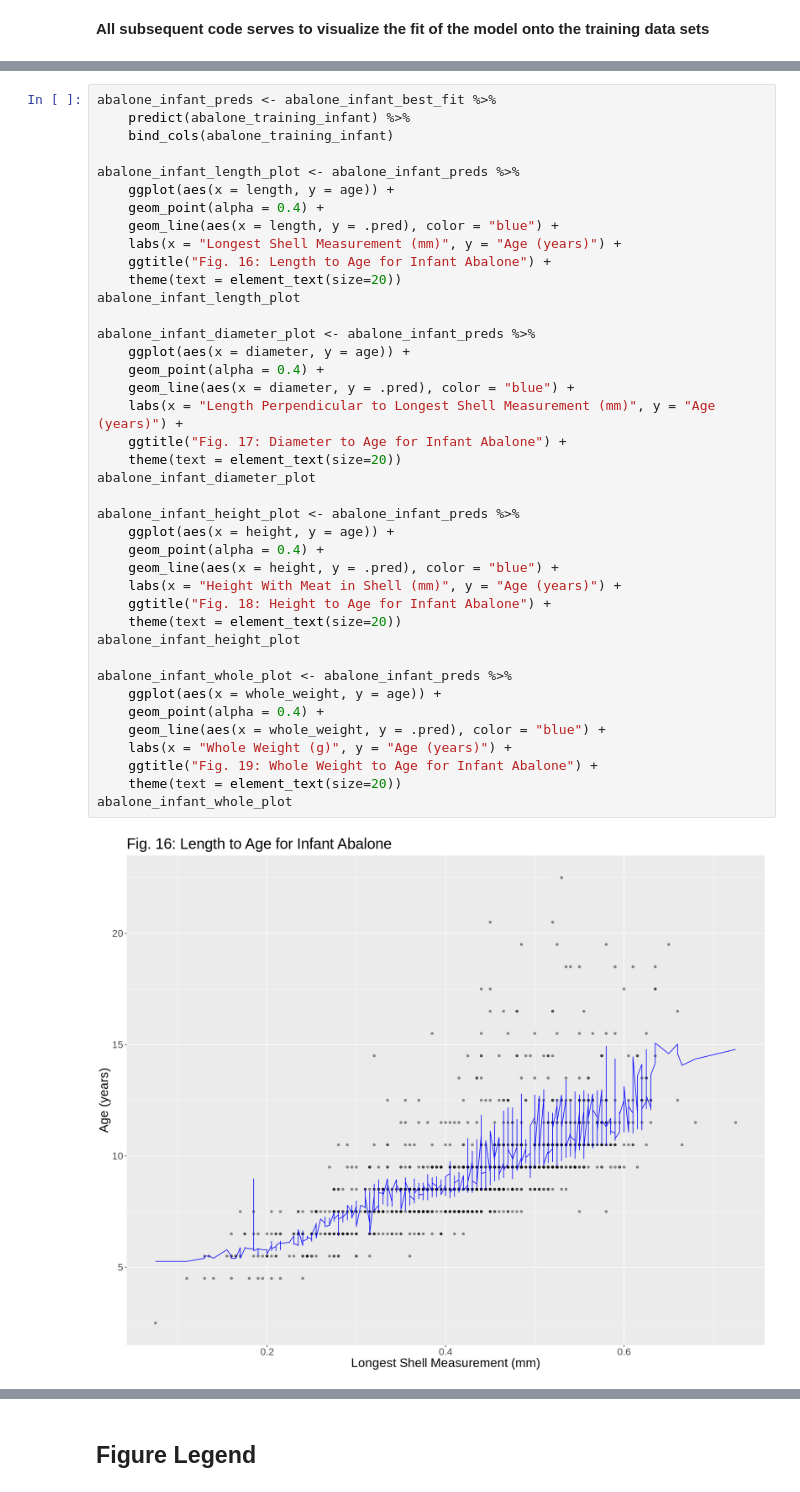
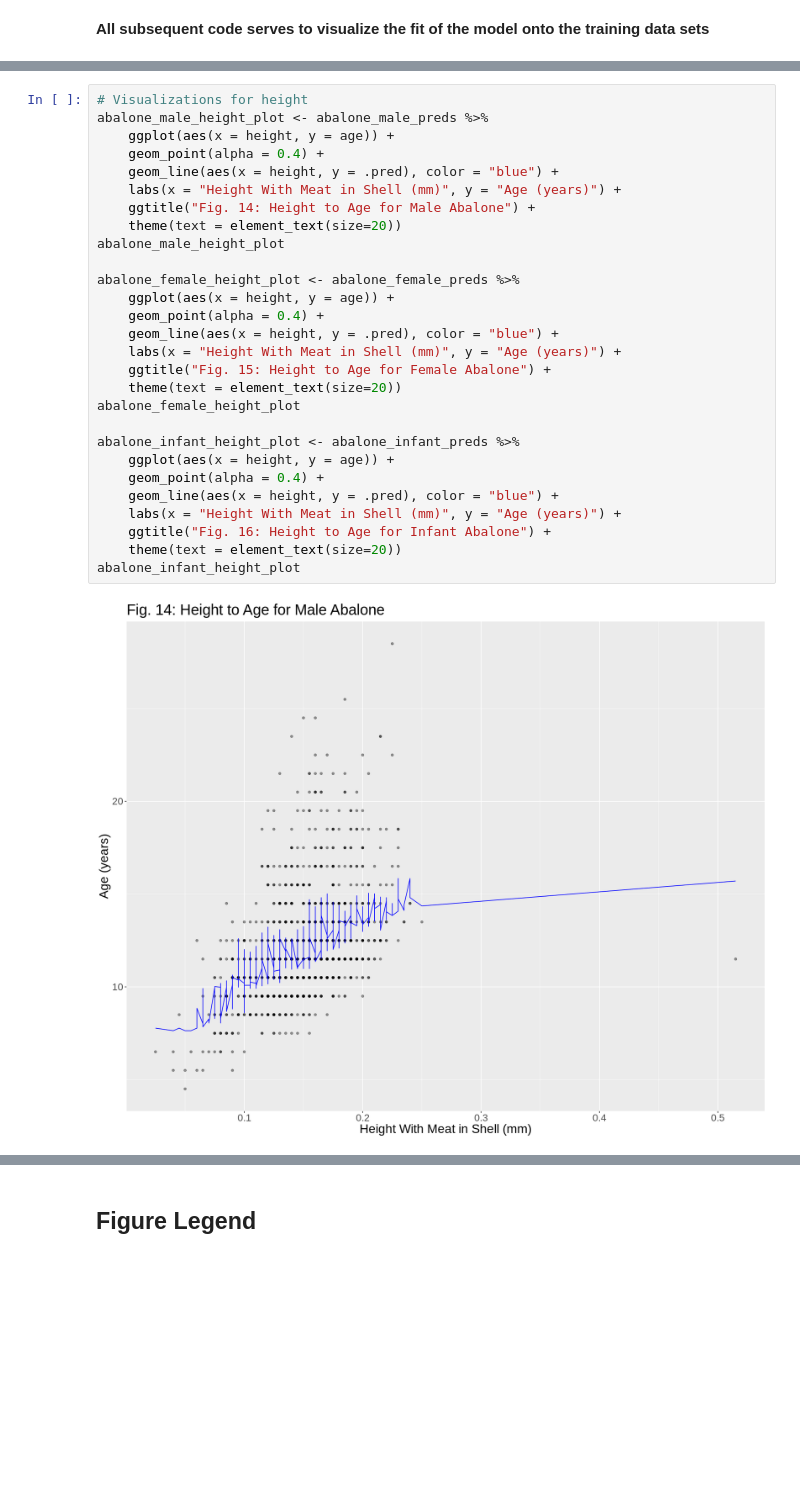
Before and after one commit to BrittonHelfert/DSCI-100-Group-Project, a Jupyter notebook: proposal.ipynb, the cells around one changed output, grey strips where cells are left out. Saved outputs shown, nothing was run; the diff lists cells and outputs as text; blank space fills up the shorter version.

```diff
--- a/proposal.ipynb
+++ b/proposal.ipynb
@@ -533,42 +505,30 @@ abalone_female_whole_plot
 # %%
-abalone_infant_preds <- abalone_infant_best_fit %>%
-    predict(abalone_training_infant) %>%
-    bind_cols(abalone_training_infant)
+# Visualizations for height
+abalone_male_height_plot <- abalone_male_preds %>%
+    ggplot(aes(x = height, y = age)) +
+    geom_point(alpha = 0.4) +
+    geom_line(aes(x = height, y = .pred), color = "blue") +
+    labs(x = "Height With Meat in Shell (mm)", y = "Age (years)") +
+    ggtitle("Fig. 14: Height to Age for Male Abalone") +
+    theme(text = element_text(size=20))
+abalone_male_height_plot
 
-abalone_infant_length_plot <- abalone_infant_preds %>%
-    ggplot(aes(x = length, y = age)) +
+abalone_female_height_plot <- abalone_female_preds %>%
+    ggplot(aes(x = height, y = age)) +
     geom_point(alpha = 0.4) +
-    geom_line(aes(x = length, y = .pred), color = "blue") +
-    labs(x = "Longest Shell Measurement (mm)", y = "Age (years)") +
-    ggtitle("Fig. 16: Length to Age for Infant Abalone") +
+    geom_line(aes(x = height, y = .pred), color = "blue") +
+    labs(x = "Height With Meat in Shell (mm)", y = "Age (years)") +
+    ggtitle("Fig. 15: Height to Age for Female Abalone") +
     theme(text = element_text(size=20))
-abalone_infant_length_plot
-
-abalone_infant_diameter_plot <- abalone_infant_preds %>%
-    ggplot(aes(x = diameter, y = age)) +
-    geom_point(alpha = 0.4) +
-    geom_line(aes(x = diameter, y = .pred), color = "blue") +
-    labs(x = "Length Perpendicular to Longest Shell Measurement (mm)", y = "Age (years)") +
-    ggtitle("Fig. 17: Diameter to Age for Infant Abalone") +
-    theme(text = element_text(size=20))
-abalone_infant_diameter_plot
+abalone_female_height_plot
 
 abalone_infant_height_plot <- abalone_infant_preds %>%
     ggplot(aes(x = height, y = age)) +
     geom_point(alpha = 0.4) +
     geom_line(aes(x = height, y = .pred), color = "blue") +
     labs(x = "Height With Meat in Shell (mm)", y = "Age (years)") +
-    ggtitle("Fig. 18: Height to Age for Infant Abalone") +
+    ggtitle("Fig. 16: Height to Age for Infant Abalone") +
     theme(text = element_text(size=20))
 abalone_infant_height_plot
-
-abalone_infant_whole_plot <- abalone_infant_preds %>%
-    ggplot(aes(x = whole_weight, y = age)) +
-    geom_point(alpha = 0.4) +
-    geom_line(aes(x = whole_weight, y = .pred), color = "blue") +
-    labs(x = "Whole Weight (g)", y = "Age (years)") +
-    ggtitle("Fig. 19: Whole Weight to Age for Infant Abalone") +
-    theme(text = element_text(size=20))
-abalone_infant_whole_plot
 # %% [output]
-[figure, old version]
+[figure, new version]
```
Also changed, not shown: parts of 7 cells of this notebook.
